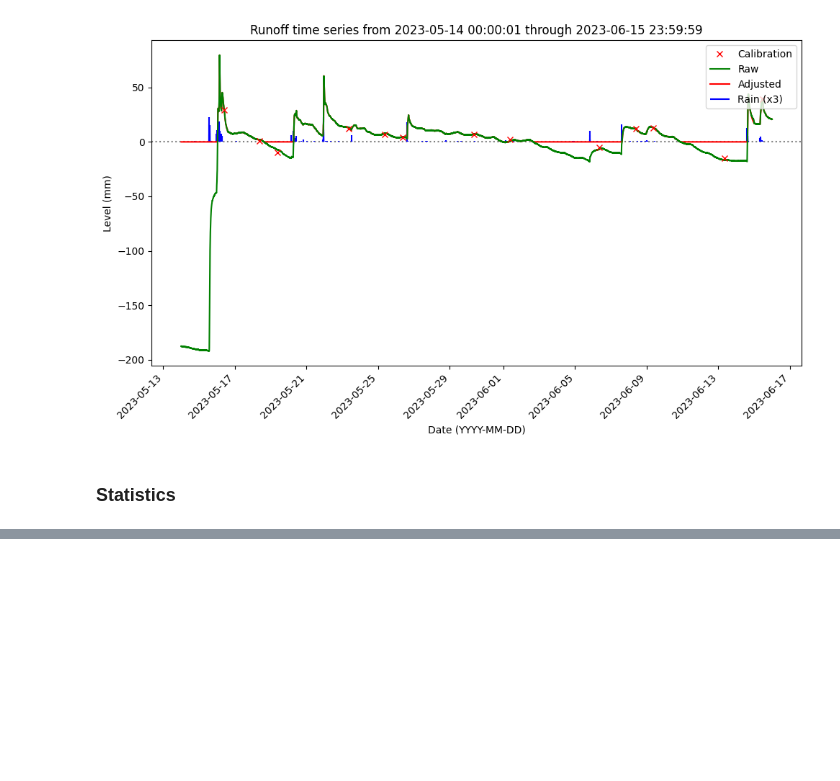
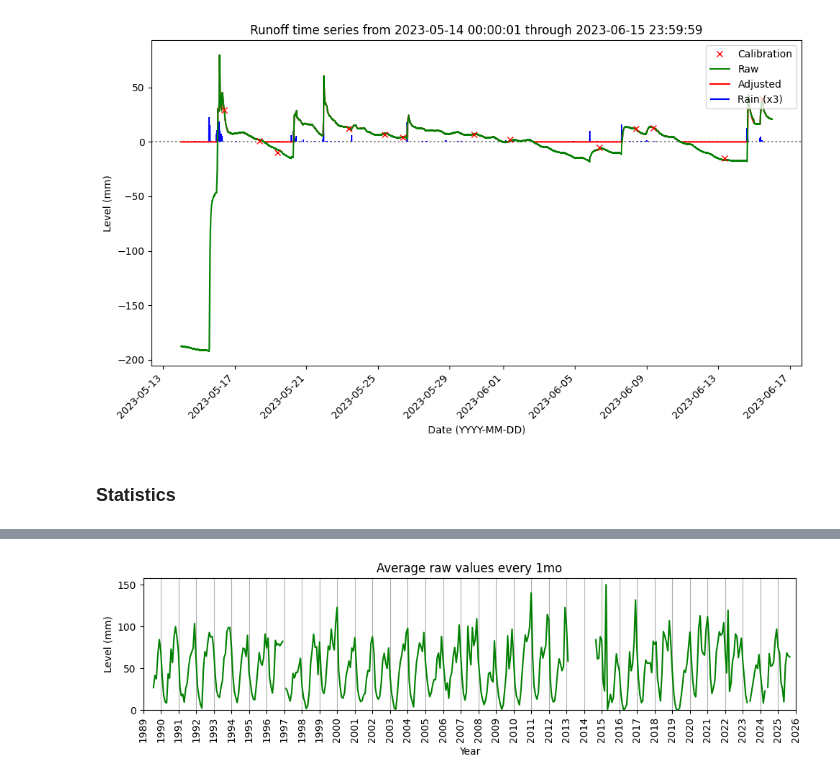
Before and after one commit to gmcginnis/info-698-capstone, a Jupyter notebook: 01_eda.ipynb, the cells around one changed output, grey strips where cells are left out. Drawn from its saved outputs; the diff is of its cells as text; code cells hidden in the pictures; blank space fills up the shorter version.

Commit message:
Simplified averages

```diff
--- a/01_eda.ipynb
+++ b/01_eda.ipynb
@@ -455,44 +473,29 @@ data_sumstats
 # %%
-#Plot
+#Running avg plot
 
 fig, ax = plt.subplots(figsize=(10, 3))
-# fig, ax = plt.subplots(figsize=(10, 6))
-    # ax.figure(figsize=(10, 6))
-#
-# Line for 0
+## Line for 0
 # plt.axhline(y=0, color = "grey", linestyle = ":")
-#
-# ax.vlines(data_subset_rain.index, ymin=0, ymax=data_subset_rain['ra']*3, color = "blue", label = "Rain (x3)")
-# ax.plot(data_sumstats.index, data_sumstats['mean'], color = "red", label = "Mean", marker = 'x')
-#
 # Mean
-ax.plot(data_sumstats.index, data_sumstats['mean'], color = "green", label = "Mean")
-# ax.plot(data_sumstats.index, data_sumstats['mean'], color = "green", label = "Mean", marker='.')
+ax.plot(data_sumstats.index, data_sumstats['mean'], color = 'green')
+# ax.plot(data_sumstats.index, data_sumstats['mean'], color = 'green', label = "Mean")
 # Ribbon for standard deviation
-ax.fill_between(data_sumstats.index, data_sumstats['mean']-data_sumstats['std'], data_sumstats['mean']+data_sumstats['std'], color = "aquamarine", label = "std")
-# ax.plot(data_subset_cal.index, data_subset_cal['weir_level'], linestyle='none', marker='x', color="red", label = "Calibration")
-# plt.plot(data_subset_rain.index, data_subset_rain['ra']*3, color = "blue", linestyle='none', marker='o')
-# plt.plot(data_calibrations.index, data_calibrations['level'], color = "red")
-ax.set_xlabel('Year')
-ax.set_ylabel('Level (mm)')
-ax.set_title('Average raw values every 1mo')
-# ax.set_title('Simple Time Series Plot')
-ax.set_ylim(bottom=0)
-ax.set_xlim(left = dt.date(1989, 1, 1), right=dt.date(2026, 1, 1))
-# ax.grid(True)
-# ax.xaxis.set_major_locator(mdates.MonthLocator(interval=6)) # Show ticks every month
-ax.xaxis.set_major_locator(mdates.YearLocator(month=1)) # Show ticks at start of year
-# ax.xaxis.set_minor_locator(mdates.YearLocator(month=7)) # Show ticks every month
-# plt.xticks(np.arange(min(data_sumstats.index), max(data_sumstats.index)+1, 1.0),rotation=45, ha='right')
-plt.xticks(rotation=90)
-# ax.xaxis.set_major_locator(ticker.MultipleLocator(1))
+# ax.fill_between(data_sumstats.index, data_sumstats['mean']-data_sumstats['std'], data_sumstats['mean']+data_sumstats['std'], color = 'aquamarine', label = "std")
+ax.set_xlabel("Year")
+ax.set_ylabel("Level (mm)")
+ax.set_title("Average raw values every 1mo")
+ax.set_ylim(bottom = 0)
+ax.set_xlim(left = dt.date(1989, 1, 1), right = dt.date(2026, 1, 1))
+ax.xaxis.set_major_locator(mdates.YearLocator(month = 1)) # Show ticks at start of year
+plt.xticks(rotation = 90)
 plt.tight_layout()
-plt.grid(axis='x', which='major')
-plt.legend(loc = 'upper right')
-# Truncate plot at 0
-ax.set_ylim(bottom=0,top=200)
-# ax.set_ylim(bottom=0)
+plt.grid(axis = 'x', which = 'major')
+# plt.legend(loc = 'upper right')
+# Truncate plot
+# ax.set_ylim(bottom = 0, top = 250)
 
 plt.show()
 
 del fig, ax
+# %% [output]
+[figure, added]
```
Also changed, not shown: parts of 3 cells of this notebook.
